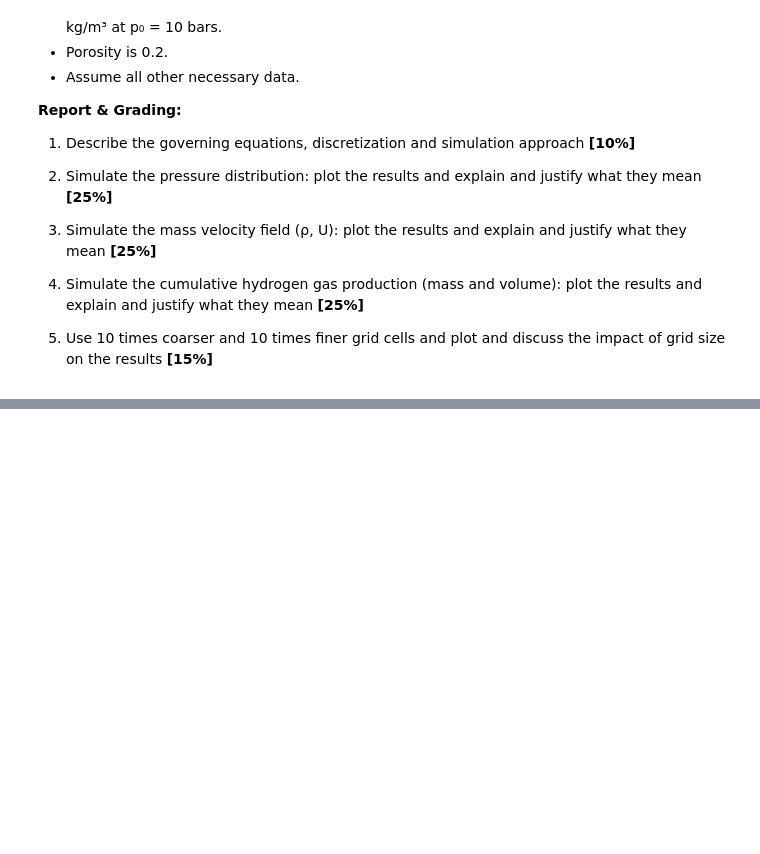
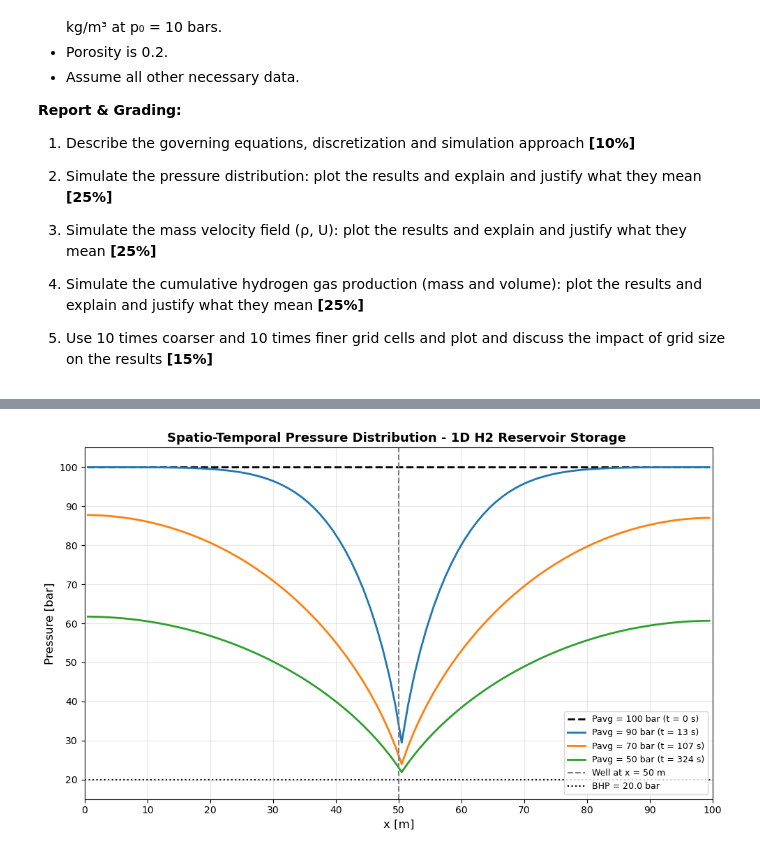
Before and after one commit to nandanajihha/Geo-Energy-App-Final-Project-Q3-2026-, a Jupyter notebook: Polak_and_Afif/Project I/Project I - Geo-Energy App Final Project.ipynb, the cells around one changed output, grey strips where cells are left out. Drawn from its saved outputs; the diff is of its cells as text; code cells hidden in the pictures; blank space fills up the shorter version.

```diff
--- a/Polak_and_Afif/Project I/Project I - Geo-Energy App Final Project.ipynb
+++ b/Polak_and_Afif/Project I/Project I - Geo-Energy App Final Project.ipynb
@@ -34,0 +243,38 @@ Simulate the pressure distribution, mass velocity field (ρ, U), and cumulative
+# %%
+# Task 2 Project 1: Simulating the pressure distribution at selected times for plotting
+
+x = np.linspace(dx/2, L - dx/2, nx)
+
+fig, ax = plt.subplots(1, 1, figsize=(10, 6))
+
+
+# Plotting all observation points
+for i, (t, p_profile) in enumerate(zip(plot_times, plot_pressures)):
+    p_avg = np.mean(p_profile)
+
+    if i == 0:  # Initial condition (100 bar)
+        ax.plot(x, p_profile, 'k--', label=f'Pavg = {p_avg:.0f} bar (t = {t:.0f} s)', linewidth=2)
+
+    else:  # Other timesteps - colored solid lines
+        ax.plot(x, p_profile, label=f'Pavg = {p_avg:.0f} bar (t = {t:.0f} s)', linewidth=2)
+
+
+# Reference lines
+ax.axvline(x=L/2, color='gray', linestyle='--', linewidth=1.5, label='Well at x = 50 m')
+ax.axhline(y=20, color='k', linestyle=':', linewidth=1.5, label='BHP = 20.0 bar')
+
+
+ax.set_xlabel('x [m]', fontsize=12)
+ax.set_ylabel('Pressure [bar]', fontsize=12)
+ax.set_title(f'Spatio-Temporal Pressure Distribution - 1D H2 Reservoir Storage ', fontsize=13, fontweight='bold')
+ax.legend(fontsize=9, loc='lower right')
+ax.grid(True, alpha=0.3)
+ax.set_xlim(0, L)
+ax.set_ylim(15, 105)
+ax.set_xticks(np.arange(0, L+1, 10))  # x-axis ticks every 10 m
+
+
+plt.tight_layout()
+plt.show()
+# %% [output]
+[figure, added]
```
Also changed, not shown: parts of 11 cells of this notebook, 1 other file.
